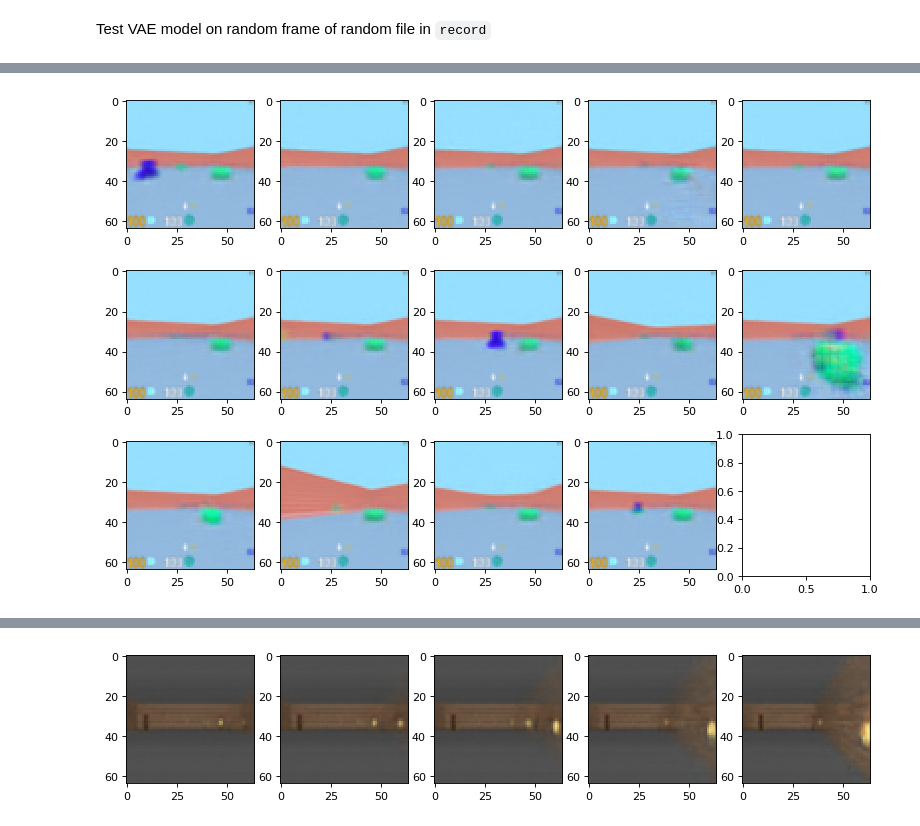
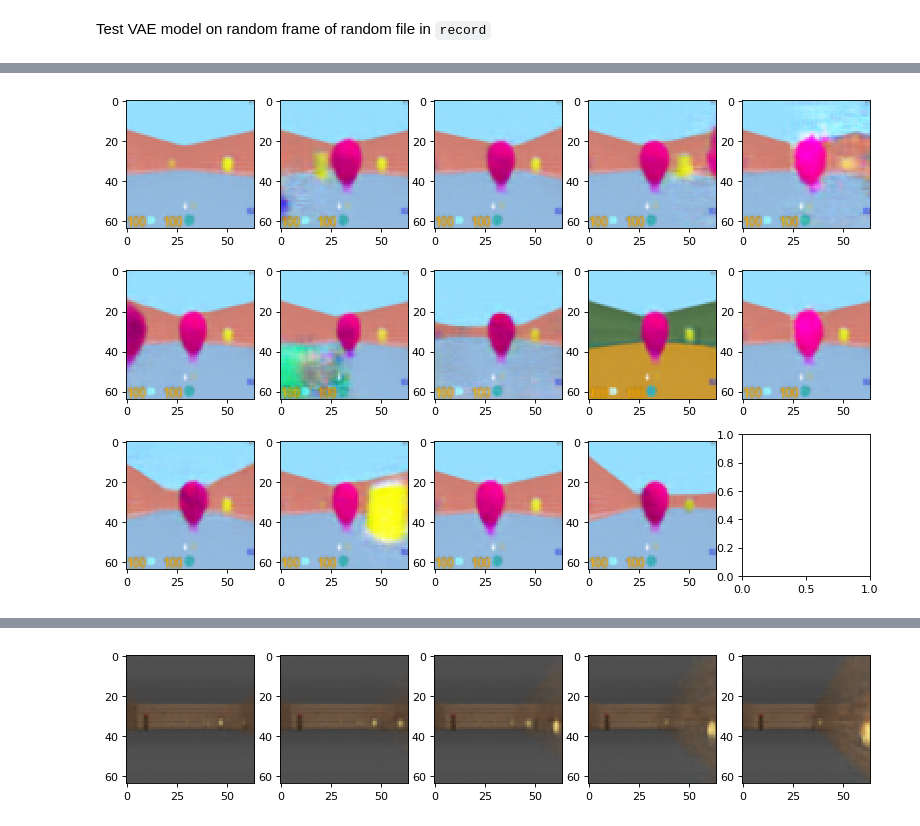
Before and after one commit to beeperman/WorldModelsExperiments, a Jupyter notebook: objects/test_vision.ipynb, the cells around one changed output, grey strips where cells are left out. Saved outputs shown, nothing was run; the diff lists cells and outputs as text; code cells hidden in the pictures.

```diff
--- a/objects/test_vision.ipynb
+++ b/objects/test_vision.ipynb
@@ -51,5 +84,5 @@ plt.show()
 # %%
-
+vae.load_json(os.path.join(model_path_name, 'b0.005_20.json'))
 batch_z = vae.encode(frame)
 print(batch_z[0]) # print out sampled z
 reconstruct = vae.decode(batch_z)
@@ -76,0 +118,34 @@ array([[14.    ,  0.3686, -0.4262],
+# %%
+# show reconstruction #0bqckground 4blast- 8fireballontheleft 14fireballdist+ 17pos- 18background 23background 43background
+# 55back+blast- 62back 63back
+#z[0][17] = -0.27
+#i = 1
+base = 0
+vae.load_json(os.path.join(model_path_name, 'b0.005_20.json'))
+batch_z = vae.encode(frame)
+bb = [vae.encode(frame) for i in range(50)]
+vv = np.var(bb, axis=0)[0]
+tt = np.array([(i, vv[i], batch_z[0][i]) for i in range(len(vv)) if vv[i]<0.5])
+
+index = np.array(tt[:,0],dtype=int)
+init_value = tt[:,2]
+
+y = 6; x = 10
+fig, ax = plt.subplots(y,x, figsize=(12,8), dpi=80)
+def update(i):
+    label = 'timestep {0}'.format(i)
+    # Update the line and the axes (with a new xlabel). Return a tuple of
+    # "artists" that have to be redrawn for this frame.
+    for j in range(base, base + min([len(index), x * y])):
+        z = np.copy(batch_z)
+        #z = np.zeros_like(batch_z)
+        #z[0][index[j]] = init_value[j] + (i - 0) * 0.1
+        z[0][index[j]] += i * 0.2
+        ax[j//x, j%x].imshow(vae.decode(z)[0])
+    return fig, ax
+
+#reconstruct = vae.decode(z)
+#plt.imshow(reconstruct[0])
+anim = FuncAnimation(fig, update, frames=np.arange(-15, 16), interval=100)
+#plt.show()
+HTML(anim.to_html5_video())
@@ -79,33 +157,33 @@ array([[14.    ,  0.3686, -0.4262],
 # 55back+blast- 62back 63back
 #z[0][17] = -0.27
 #i = 1
-vae.load_json(os.path.join(model_path_name, 'b200.0_1.json'))
+vae.load_json(os.path.join("train_beta_vae_wm", 'b100.0_3.json'))
 batch_z = vae.encode(frame)
 bb = [vae.encode(frame) for i in range(50)]
 vv = np.var(bb, axis=0)[0]
 tt = np.array([(i, vv[i], batch_z[0][i]) for i in range(len(vv)) if vv[i]<0.5])
 
 index = np.array(tt[:,0],dtype=int)
 init_value = tt[:,2]
 
 fig, ax = plt.subplots(3,5, figsize=(12,8), dpi=80)
 def update(i):
     label = 'timestep {0}'.format(i)
     # Update the line and the axes (with a new xlabel). Return a tuple of
     # "artists" that have to be redrawn for this frame.
     for j in range(min([len(index), 15])):
         z = np.copy(batch_z)
         #z = np.zeros_like(batch_z)
         #z[0][index[j]] = init_value[j] + (i - 0) * 0.1
-        z[0][index[j]] += i * 0.1
+        z[0][index[j]] += i * 0.15
         ax[j//5, j%5].imshow(vae.decode(z)[0])
     return fig, ax
 
 #reconstruct = vae.decode(z)
 #plt.imshow(reconstruct[0])
 anim = FuncAnimation(fig, update, frames=np.arange(-15, 16), interval=100)
 #plt.show()
 HTML(anim.to_html5_video())
 # %% [output]
 [interactive output not drawn]
-[figure, old version]
+[figure, new version]
```
Also changed, not shown: parts of 9 cells of this notebook, 2 other files.
